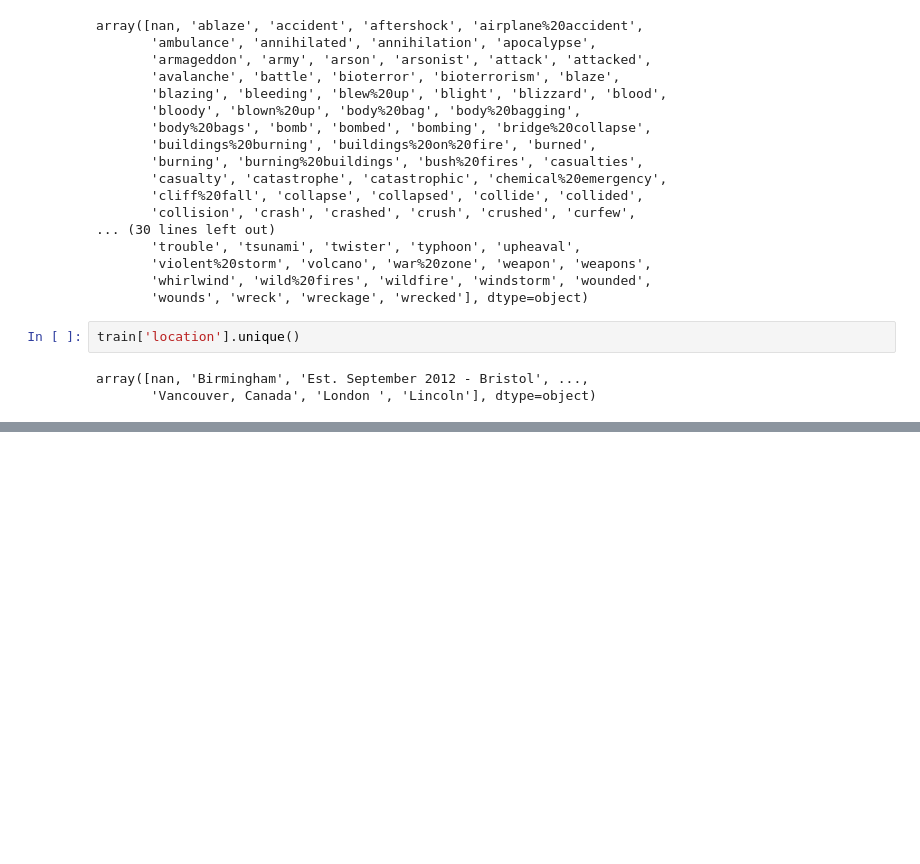
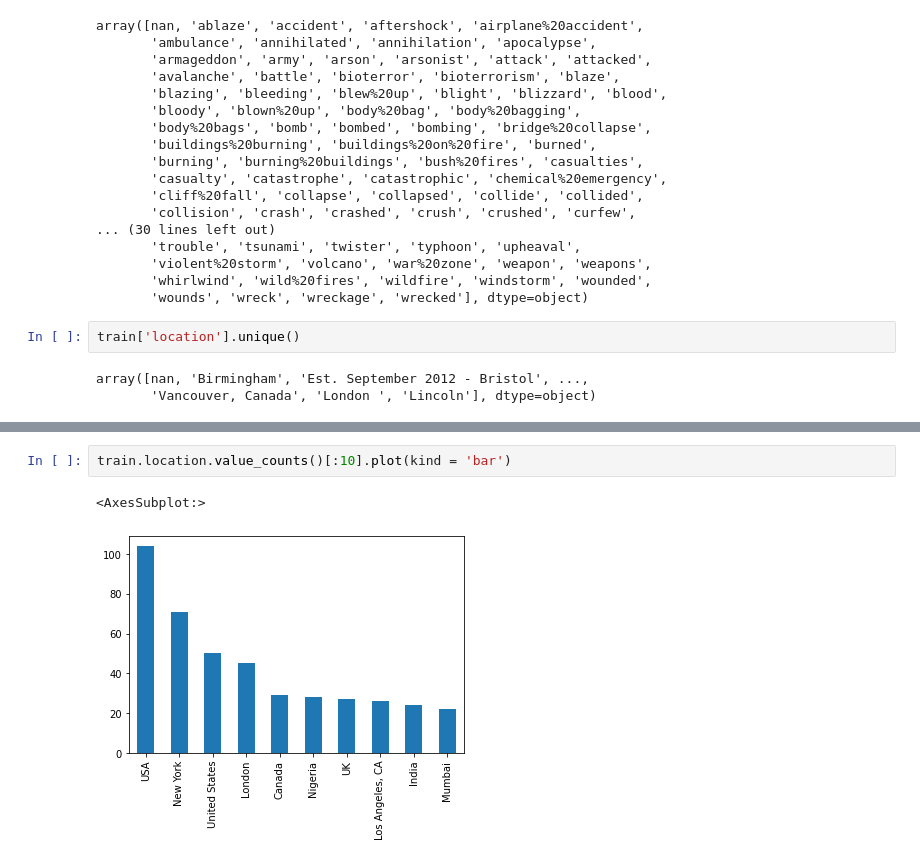
Before and after one commit to prathamagrawal/Text-Processing, a Jupyter notebook: model.ipynb, the cells around one changed output, grey strips where cells are left out. Saved outputs shown, nothing was run; the diff lists cells and outputs as text; blank space fills up the shorter version.

```diff
--- a/model.ipynb
+++ b/model.ipynb
@@ -81,0 +122,5 @@ array([nan, 'Birmingham', 'Est. September 2012 - Bristol', ...,
+# %%
+train.location.value_counts()[:10].plot(kind = 'bar')
+# %% [output]
+<AxesSubplot:>
+[figure, added]
```
Also changed, not shown: parts of 35 cells of this notebook.
